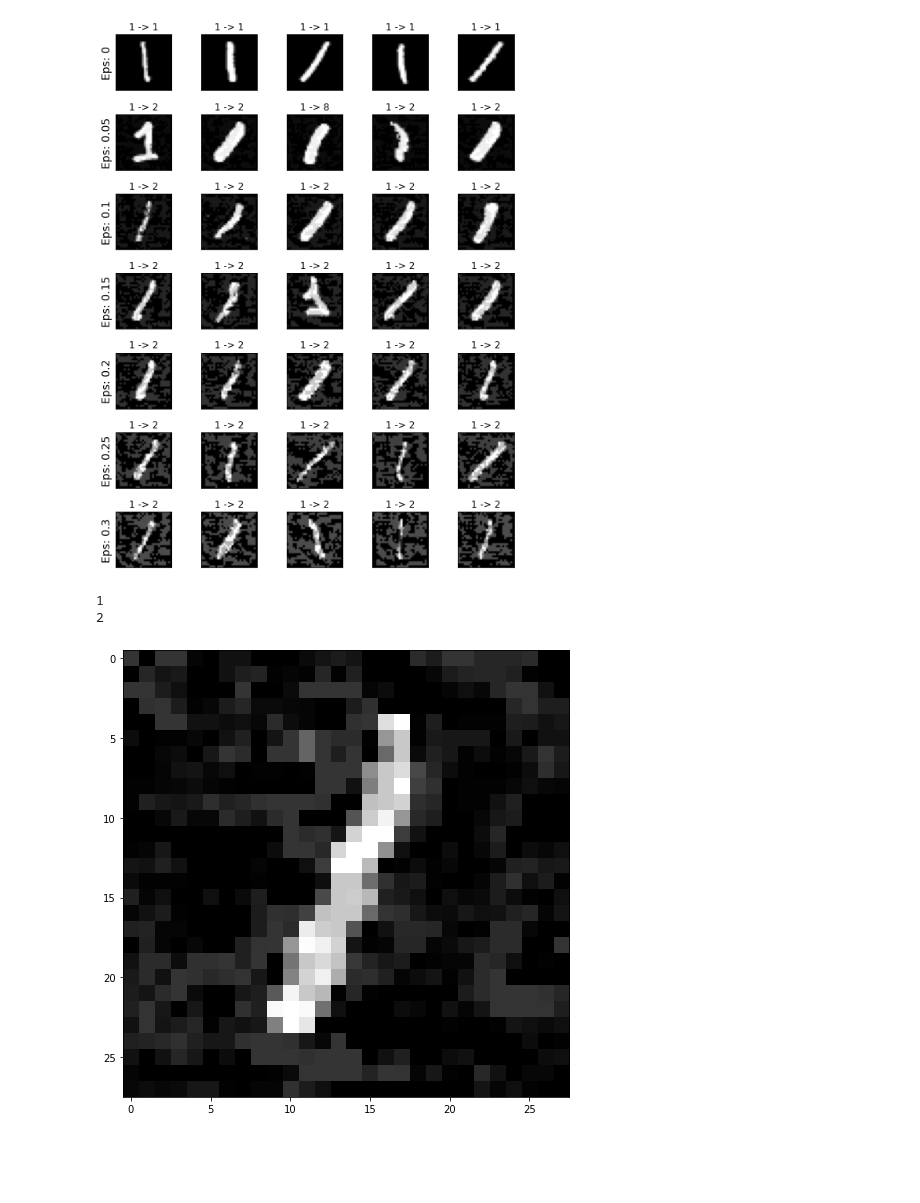
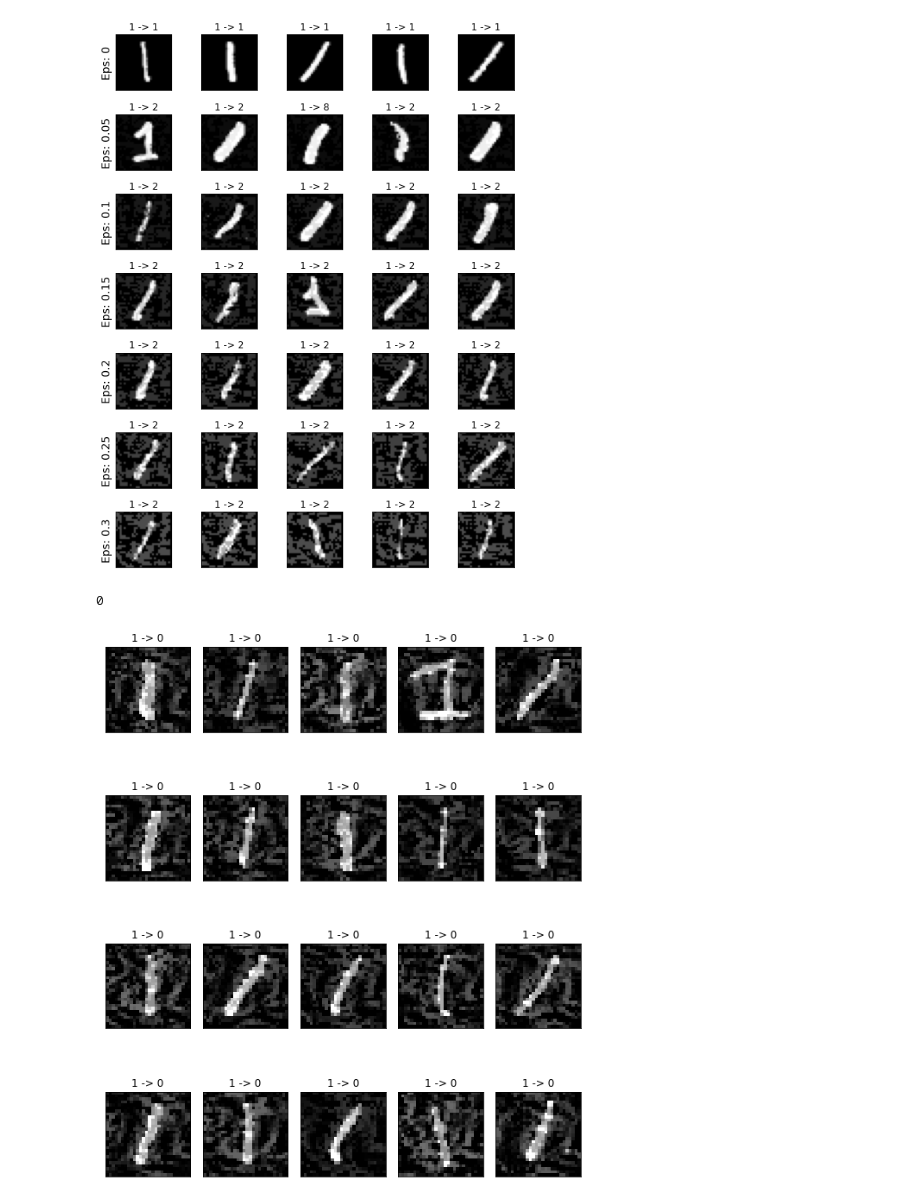
Before and after one commit to reevesrs24/TargetedAdversarialFGSM, a Jupyter notebook: FGSM.ipynb, the cells around one changed output. Cells and saved outputs as stored; diff of their text form; code cells hidden in the pictures; blank space fills up the shorter version.

Commit message:
Updated image output

```diff
--- a/FGSM.ipynb
+++ b/FGSM.ipynb
@@ -208,7 +217,7 @@ plt.show()
 [figure]
 # %%
 target_int_tensor = None
-target_int = 2
+target_int = 0
 adv_examples = []
 examples = []
 for data, target in test_loader:
@@ -241,7 +250,7 @@ for data, target in test_loader:
     init_pred = output.max(1, keepdim=True)[1]
 
     tries = 0
-    while init_pred.item() != target_int and tries <= 10:
+    while init_pred.item() != target_int and tries <= 50:
       tries += 1
       output_target = model(target_int_tensor)
       output = model(data)
@@ -291,16 +300,28 @@ for data, target in test_loader:
 
 # # Return the accuracy and an adversarial example
 # return final_acc, adv_examples
-# %%
-cnt = 0
-plt.figure(figsize=(8,10))
-# for j in range(len(adv_examples)):
-
-print(adv_examples[0][0])
-print(adv_examples[0][1])
-plt.imshow(adv_examples[0][2], cmap="gray")
-plt.show()
-# %% [output]
-1
-2
-[figure, removed]
+# %%
+cnt = 0
+plt.figure(figsize=(8,10))
+
+miss_count = 0
+for i in range(len(adv_examples)):
+  orig ,adv, ex = adv_examples[i]
+  if orig == adv:
+    miss_count += 1
+
+print(miss_count)
+
+for i in range(20):
+        cnt += 1
+        plt.subplot(4, 5,cnt)
+        plt.xticks([], [])
+        plt.yticks([], [])
+        orig ,adv, ex = adv_examples[i]
+        plt.title("{} -> {}".format(orig, adv))
+        plt.imshow(ex, cmap="gray")
+plt.tight_layout()
+plt.show()
+# %% [output]
+0
+[figure, added]
```
Also changed, not shown: parts of 2 cells of this notebook.
